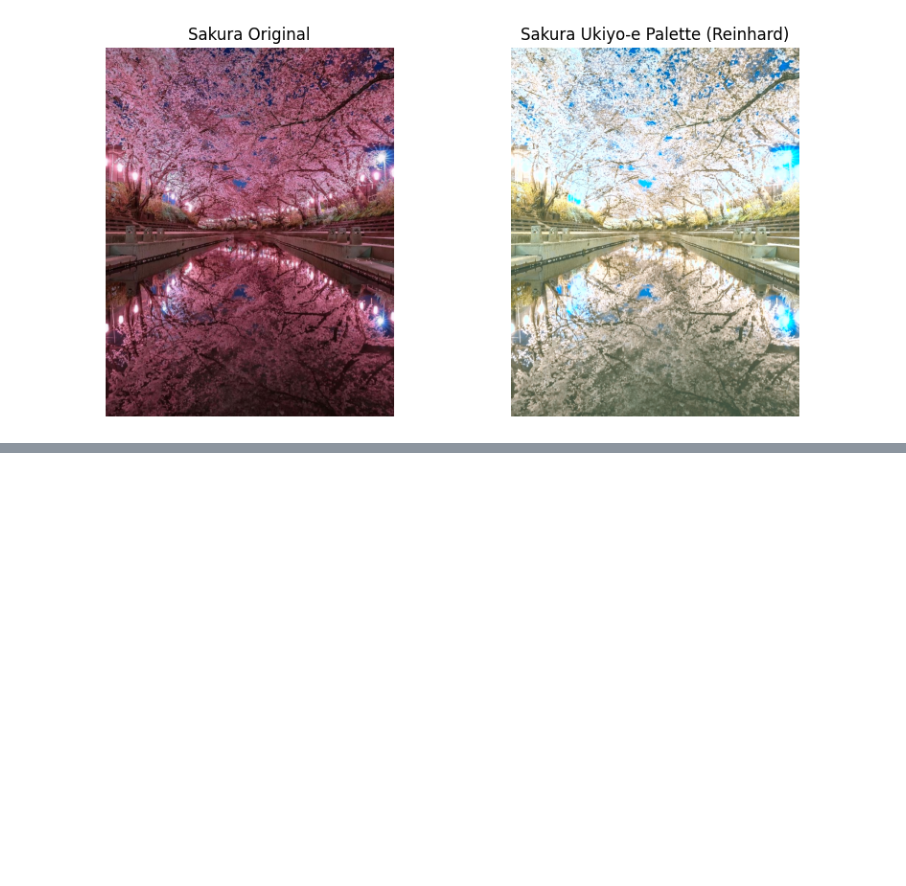
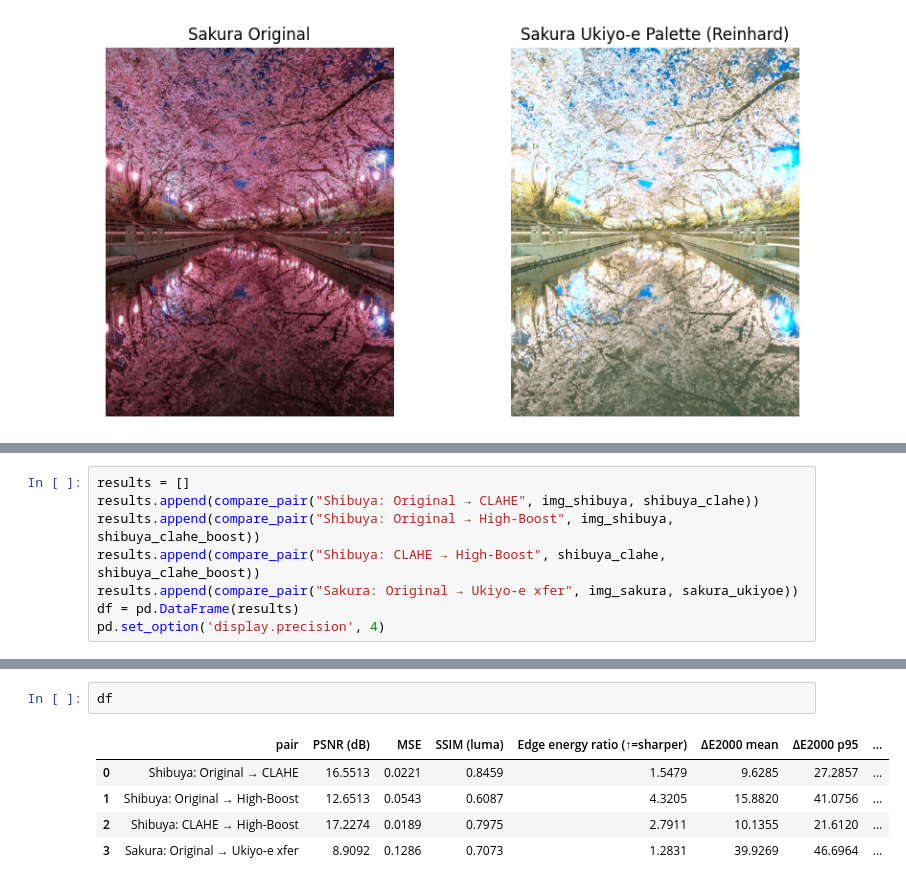
Before and after one commit to infamousperi/GBSV_MC, a Jupyter notebook: MC2/Augmentation.ipynb, the cells around one changed output, grey strips where cells are left out. Drawn from its saved outputs; the diff is of its cells as text; blank space fills up the shorter version.

```diff
--- a/MC2/Augmentation.ipynb
+++ b/MC2/Augmentation.ipynb
@@ -310,0 +387,8 @@ show_pair(img_sakura, sakura_ukiyoe, ("Sakura Original", "Sakura Ukiyo‑e Palet
+# %%
+results = []
+results.append(compare_pair("Shibuya: Original → CLAHE", img_shibuya, shibuya_clahe))
+results.append(compare_pair("Shibuya: Original → High-Boost", img_shibuya, shibuya_clahe_boost))
+results.append(compare_pair("Shibuya: CLAHE → High-Boost", shibuya_clahe, shibuya_clahe_boost))
+results.append(compare_pair("Sakura: Original → Ukiyo-e xfer", img_sakura, sakura_ukiyoe))
+df = pd.DataFrame(results)
+pd.set_option('display.precision', 4)
@@ -310,0 +431,8 @@ show_pair(img_sakura, sakura_ukiyoe, ("Sakura Original", "Sakura Ukiyo‑e Palet
+# %%
+df
+# %% [output]
+|  | pair | PSNR (dB) | MSE | SSIM (luma) | Edge energy ratio (↑=sharper) | ΔE2000 mean | ΔE2000 p95 | ... |
+| 0 | Shibuya: Original → CLAHE | 16.5513 | 0.0221 | 0.8459 | 1.5479 | 9.6285 | 27.2857 | ... |
+| 1 | Shibuya: Original → High-Boost | 12.6513 | 0.0543 | 0.6087 | 4.3205 | 15.8820 | 41.0756 | ... |
+| 2 | Shibuya: CLAHE → High-Boost | 17.2274 | 0.0189 | 0.7975 | 2.7911 | 10.1355 | 21.6120 | ... |
+| 3 | Sakura: Original → Ukiyo-e xfer | 8.9092 | 0.1286 | 0.7073 | 1.2831 | 39.9269 | 46.6964 | ... |
```
Also changed, not shown: parts of 3 cells of this notebook.
